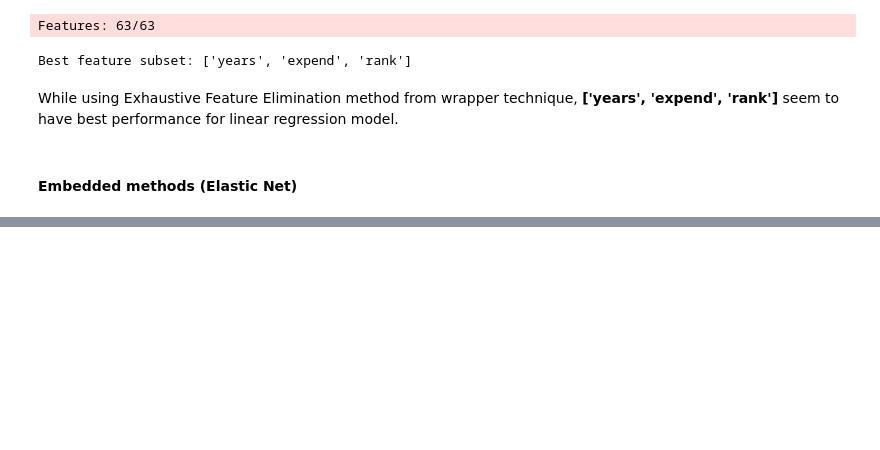
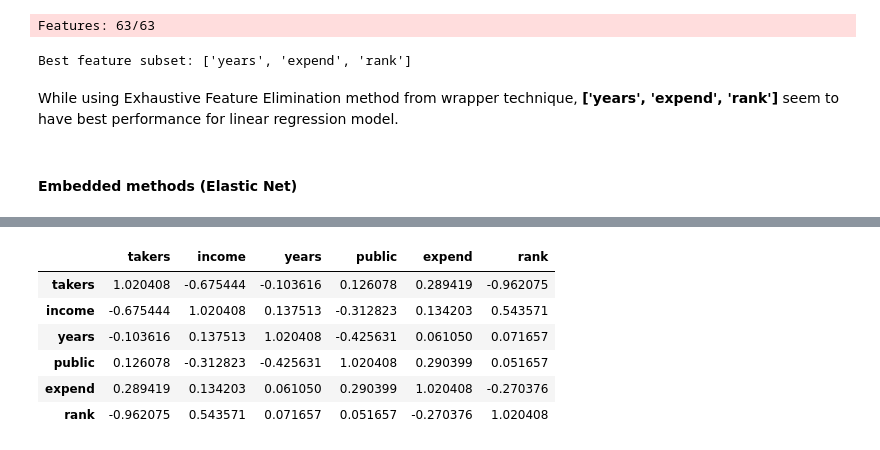
Before and after one commit to buddhathapa12/PrespectiveOnDataScience, a Jupyter notebook: feature_selection/BHW3_E923Q669.ipynb, the cells around one changed output, grey strips where cells are left out. Cells and saved outputs as stored; diff of their text form; code cells hidden in the pictures; blank space fills up the shorter version.

```diff
--- a/feature_selection/BHW3_E923Q669.ipynb
+++ b/feature_selection/BHW3_E923Q669.ipynb
@@ -263,0 +414,11 @@ array([-0.50278777, -0.02114326, 19.73825868, -0.57997478,  2.32067558,
+# %%
+standardized_covariance_matrix = X_train_full_Standardized.cov()
+standardized_covariance_matrix
+# %% [output]
+|  | takers | income | years | public | expend | rank |
+| takers | 1.020408 | -0.675444 | -0.103616 | 0.126078 | 0.289419 | -0.962075 |
+| income | -0.675444 | 1.020408 | 0.137513 | -0.312823 | 0.134203 | 0.543571 |
+| years | -0.103616 | 0.137513 | 1.020408 | -0.425631 | 0.061050 | 0.071657 |
+| public | 0.126078 | -0.312823 | -0.425631 | 1.020408 | 0.290399 | 0.051657 |
+| expend | 0.289419 | 0.134203 | 0.061050 | 0.290399 | 1.020408 | -0.270376 |
+| rank | -0.962075 | 0.543571 | 0.071657 | 0.051657 | -0.270376 | 1.020408 |
```
Also changed, not shown: parts of 17 cells of this notebook.
